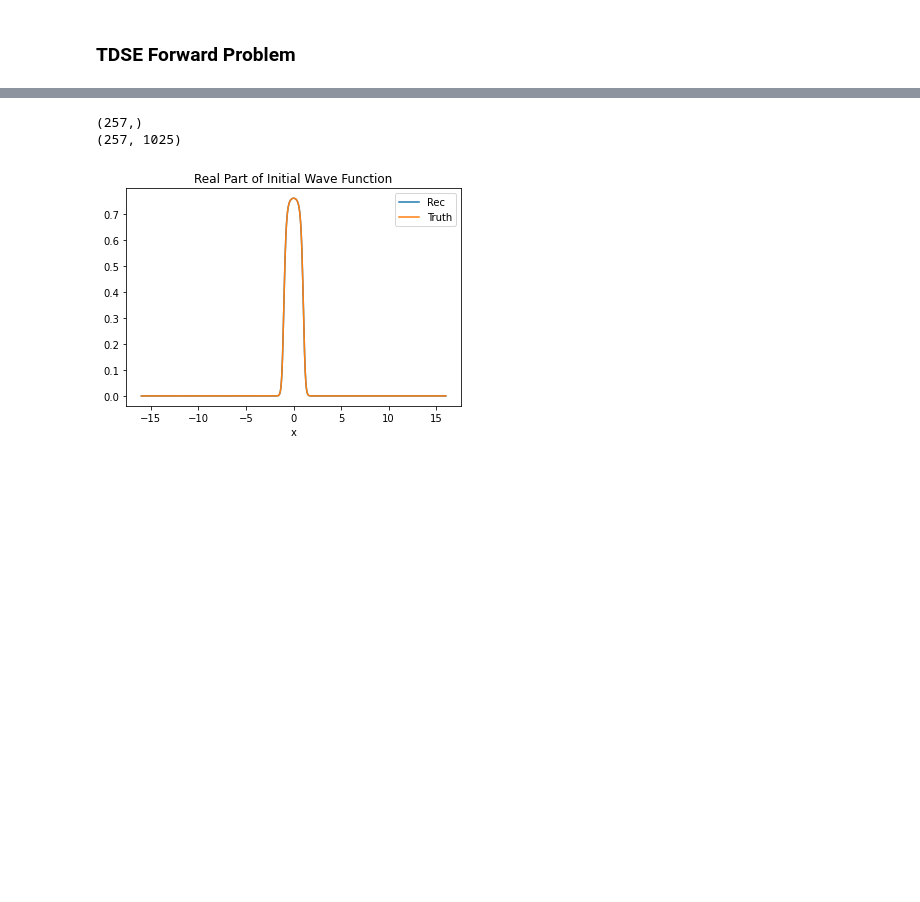
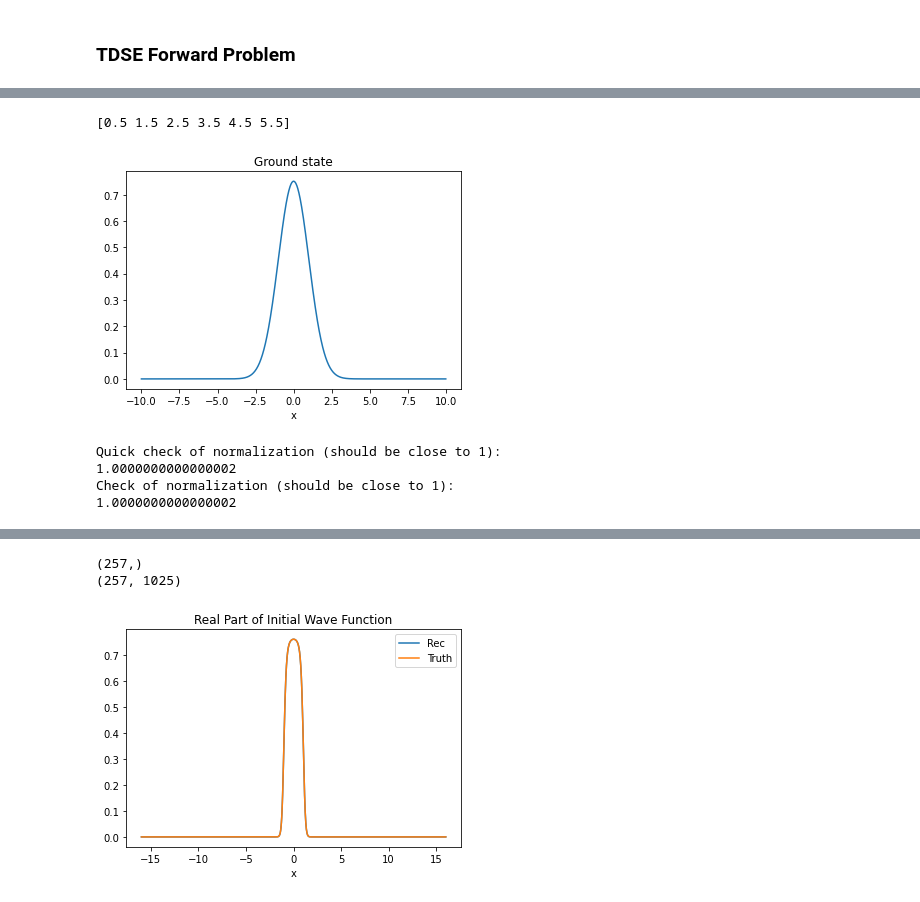
Before and after one commit to kbcollins/tdse, a Jupyter notebook: chebyshev/forward-tdse-cheb.ipynb, the cells around one changed output, grey strips where cells are left out. Saved outputs shown, nothing was run; the diff lists cells and outputs as text; code cells hidden in the pictures; blank space fills up the shorter version.

```diff
--- a/chebyshev/forward-tdse-cheb.ipynb
+++ b/chebyshev/forward-tdse-cheb.ipynb
@@ -82,0 +59,12 @@ def mkvmatquad(vfn):
+# %%
+def mkvtoeprowquad(vfn):
+    vtoeprow = []
+    for thisn in range(2 * nF +1):
+        def intgrnd(x):
+            return vfn(x) * np.exp(-1j * np.pi * thisn * x / L) / (2 * L)
+        def rintgrnd(x):
+            return intgrnd(x).real
+        def iintgrnd(x):
+            return intgrnd(x).imag
+        vtoeprow.append(si.quad(rintgrnd, -L, L)[0] + 1j * si.quad(iintgrnd, -L, L)[0])
+    return np.array(vtoeprow)
@@ -82,0 +126,28 @@ def mkvmatquad(vfn):
+# %%
+# find indices that sort eigenvalues
+ordering = np.argsort(Fspc)
+
+# print the first few eigenvalues
+print(Fspc[ordering[:6]])
+
+# pick out and plot ground state
+groundstate = ordering[0]
+wavefn = Fstts[:,groundstate] @ Fcnvrtmat
+plt.plot(xvec, -np.real(wavefn))
+plt.title('Ground state')
+plt.xlabel('x')
+plt.show()
+
+# quick and dirty check of normalization
+print('Quick check of normalization (should be close to 1):', np.sum(np.abs(wavefn)**2 * (xvec[1]-xvec[0])), sep='\n')
+
+# this should be a more accurate check of the ground state
+# wave functions' normalization
+print('Check of normalization (should be close to 1):', si.trapezoid(np.abs(wavefn)**2, xvec), sep='\n')
+# %% [output]
+[0.5 1.5 2.5 3.5 4.5 5.5]
+[figure, added]
+Quick check of normalization (should be close to 1):
+1.0000000000000002
+Check of normalization (should be close to 1):
+1.0000000000000002
```
Also changed, not shown: parts of 18 cells of this notebook, 1 other file.
